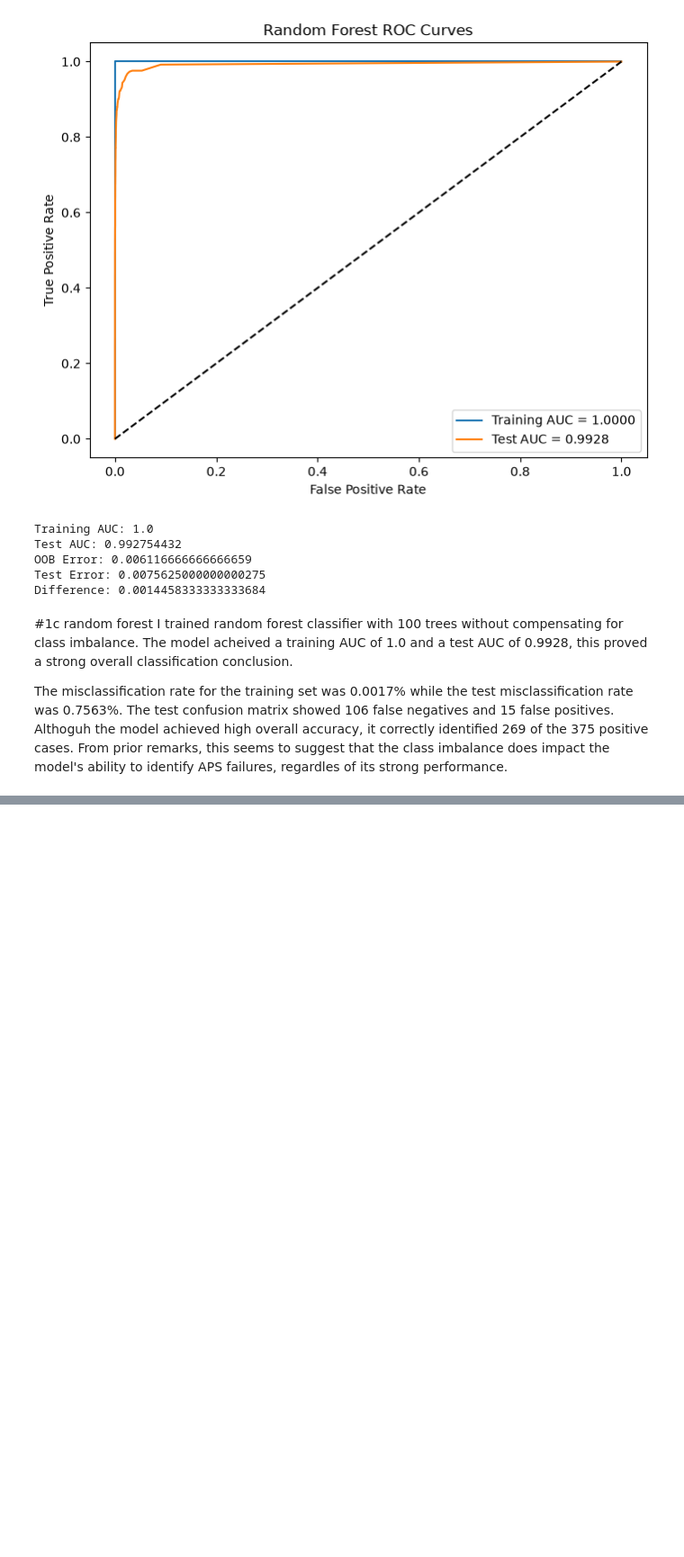
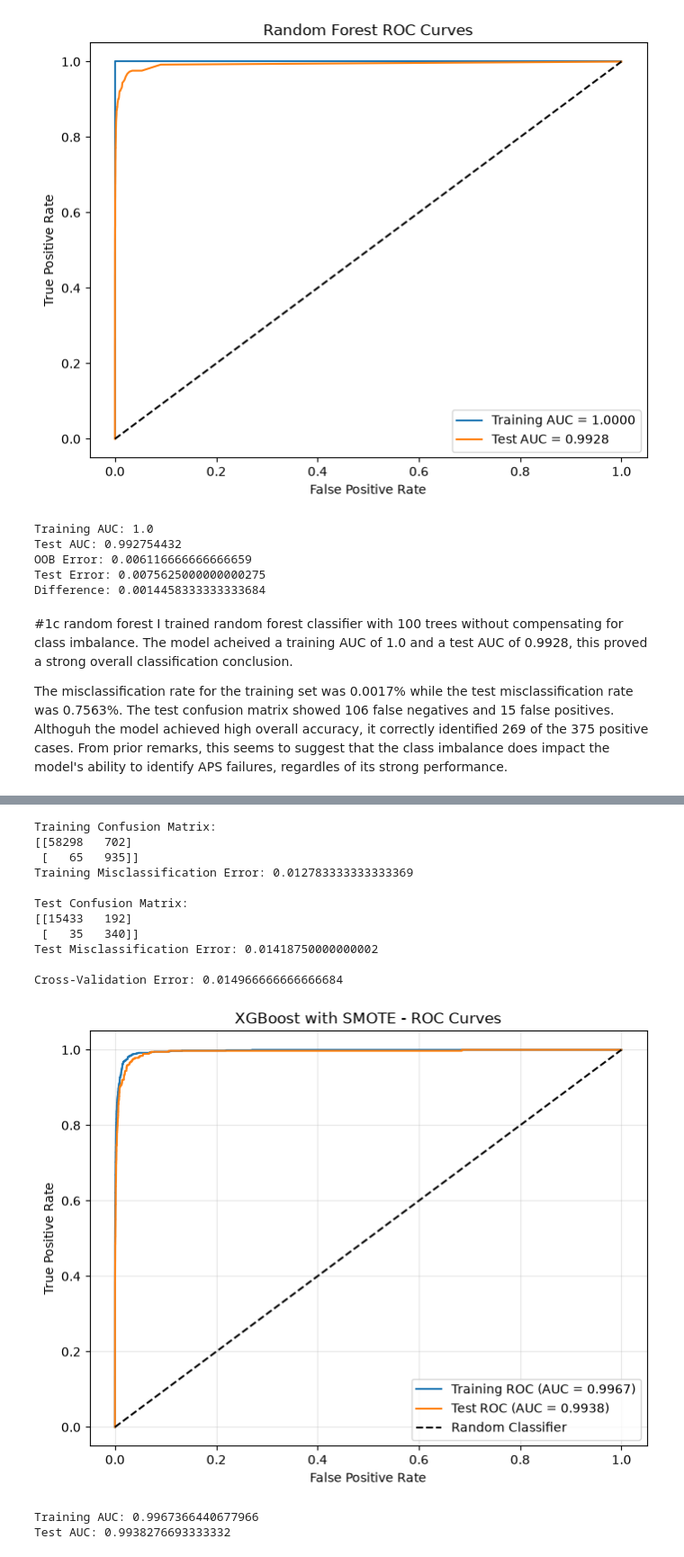
Before and after one commit to lsjang-svg/DSCI552_HW6, a Jupyter notebook: HW6.ipynb, the cells around one changed output, grey strips where cells are left out. Shown at 90% size. Cells and saved outputs as stored; diff of their text form; code cells hidden in the pictures; blank space fills up the shorter version.

```diff
--- a/HW6.ipynb
+++ b/HW6.ipynb
@@ -402,0 +673,73 @@ print(comparison)
+# %%
+#1f continuation
+best_smote_xgb = smote_grid_search.best_estimator_
+y_train_pred_smote = best_smote_xgb.predict(X_train_xgb)
+y_test_pred_smote = best_smote_xgb.predict(X_test_xgb)
+
+# misclassification errors
+train_error_smote = 1 - accuracy_score(y_train_xgb, y_train_pred_smote)
+test_error_smote = 1 - accuracy_score(y_test_xgb, y_test_pred_smote)
+
+# calculating CMs
+train_cm_smote = confusion_matrix(y_train_xgb, y_train_pred_smote)
+test_cm_smote = confusion_matrix(y_test_xgb, y_test_pred_smote)
+
+print("Training Confusion Matrix:")
+print(train_cm_smote)
+print("Training Misclassification Error:", train_error_smote)
+print("\nTest Confusion Matrix:")
+print(test_cm_smote)
+print("Test Misclassification Error:", test_error_smote)
+print("\nCross-Validation Error:", 1 - smote_grid_search.best_score_)
+
+
+#ROC and AUC
+# for pos class
+y_train_prob_smote = best_smote_xgb.predict_proba(X_train_xgb)[:, 1]
+y_test_prob_smote = best_smote_xgb.predict_proba(X_test_xgb)[:, 1]
+
+# ROC curves
+train_fpr_smote, train_tpr_smote, _ = roc_curve(
+    y_train_xgb, y_train_prob_smote
+)
+test_fpr_smote, test_tpr_smote, _ = roc_curve(
+    y_test_xgb, y_test_prob_smote
+)
+# AUC scores
+train_auc_smote = roc_auc_score(y_train_xgb, y_train_prob_smote)
+test_auc_smote = roc_auc_score(y_test_xgb, y_test_prob_smote)
+
+# ROC curves
+plt.figure(figsize=(8, 6))
+plt.plot(
+    train_fpr_smote, train_tpr_smote,
+    label=f"Training ROC (AUC = {train_auc_smote:.4f})"
+)
+plt.plot(
+    test_fpr_smote, test_tpr_smote,
+    label=f"Test ROC (AUC = {test_auc_smote:.4f})"
+)
+plt.plot([0, 1], [0, 1], "k--", label="Random Classifier")
+plt.xlabel("False Positive Rate")
+plt.ylabel("True Positive Rate")
+plt.title("XGBoost with SMOTE - ROC Curves")
+plt.legend()
+plt.grid(alpha=0.3)
+plt.show()
+print("Training AUC:", train_auc_smote)
+print("Test AUC:", test_auc_smote)
+# %% [output]
+Training Confusion Matrix:
+[[58298   702]
+ [   65   935]]
+Training Misclassification Error: 0.012783333333333369
+
+Test Confusion Matrix:
+[[15433   192]
+ [   35   340]]
+Test Misclassification Error: 0.01418750000000002
+
+Cross-Validation Error: 0.014966666666666684
+[figure, added]
+Training AUC: 0.9967366440677966
+Test AUC: 0.9938276693333332
```
Also changed, not shown: parts of 11 cells of this notebook.
